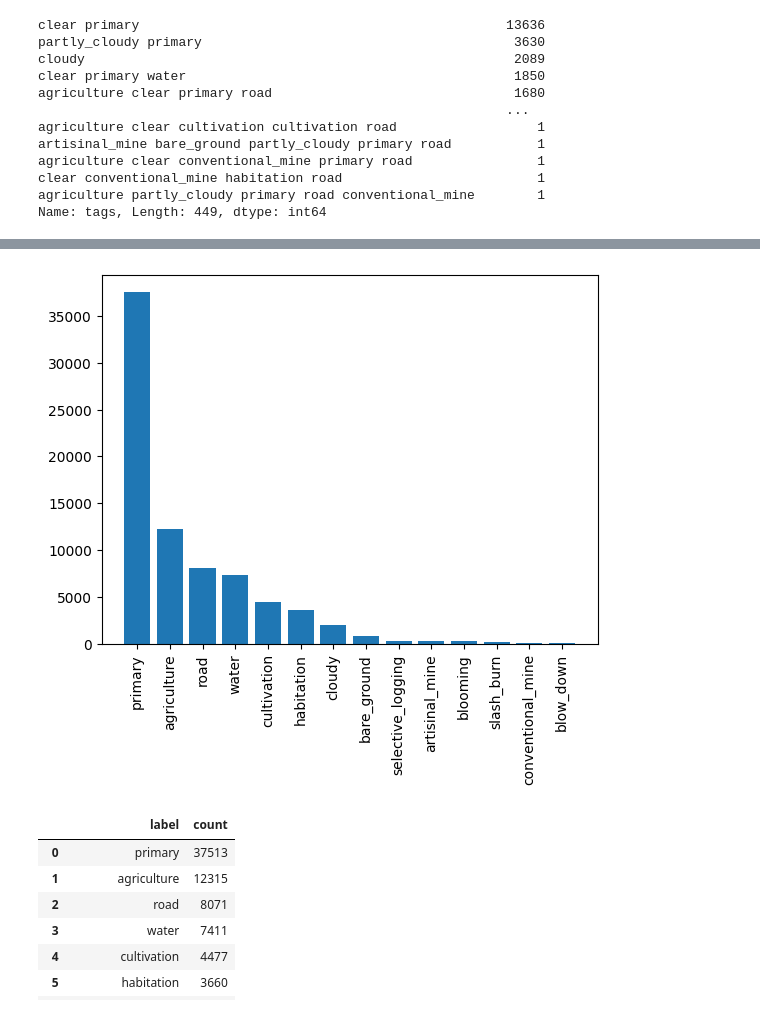
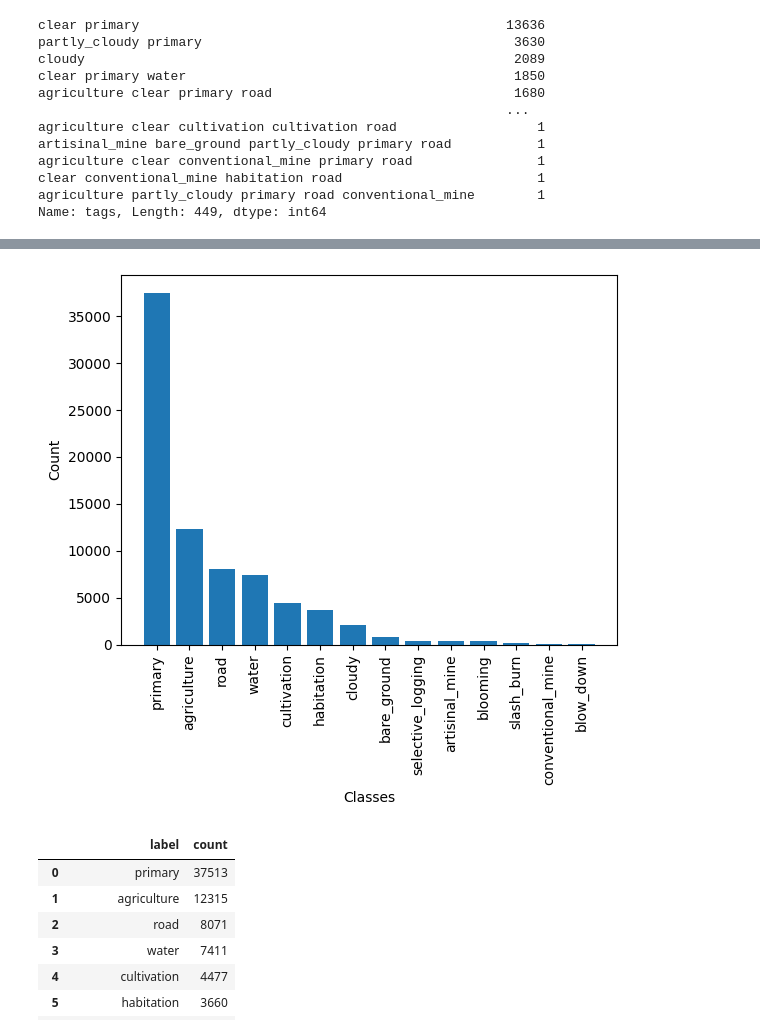
Before and after one commit to nicolasbuitragob/UnderstandingAmazon, a Jupyter notebook: notebooks/eda.ipynb, the cells around one changed output, grey strips where cells are left out. Saved outputs shown, nothing was run; the diff lists cells and outputs as text; code cells hidden in the pictures.

```diff
--- a/notebooks/eda.ipynb
+++ b/notebooks/eda.ipynb
@@ -14,7 +14,7 @@ from skimage import io
 #inspiration from
 #https://www.kaggle.com/code/robinkraft/getting-started-with-the-data-now-with-docs
 # %%
-train_data = pd.read_csv(os.path.join('data','train_v2.csv'))
+train_data = pd.read_csv('data/train_v2.csv')
 # %%
 train_data.head()
 # %% [output]
@@ -84,9 +92,11 @@ individual_label.rename({'index':'label'},axis = 1,inplace = True)
 # %%
 plt.bar(individual_label['label'],individual_label['count'])
 plt.xticks(rotation = 90)
+plt.xlabel('Classes')
+plt.ylabel('Count')
 plt.show()
 # %% [output]
-[figure, old version]
+[figure, new version]
 # %%
 individual_label
 # %% [output]
```
Also changed, not shown: parts of 49 cells of this notebook.
